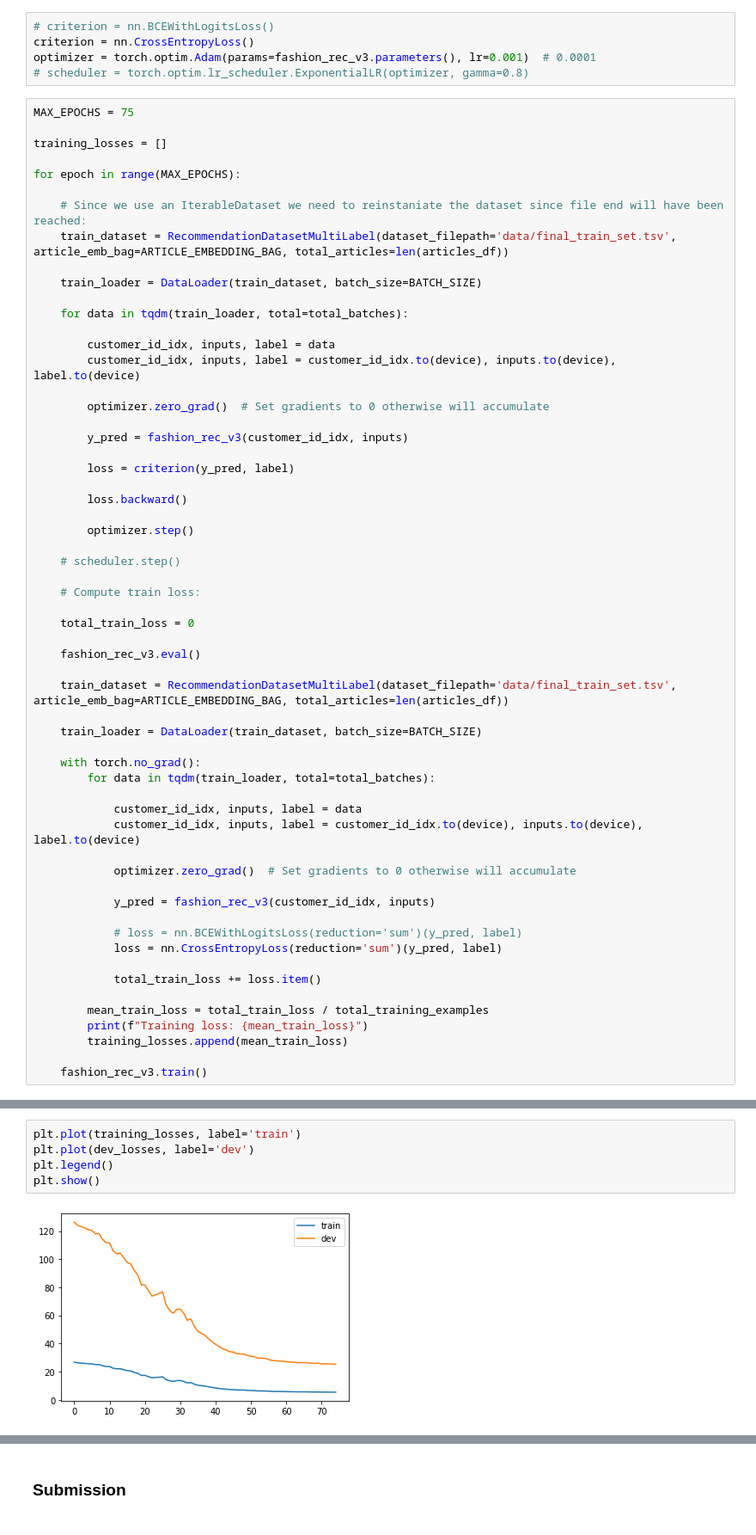
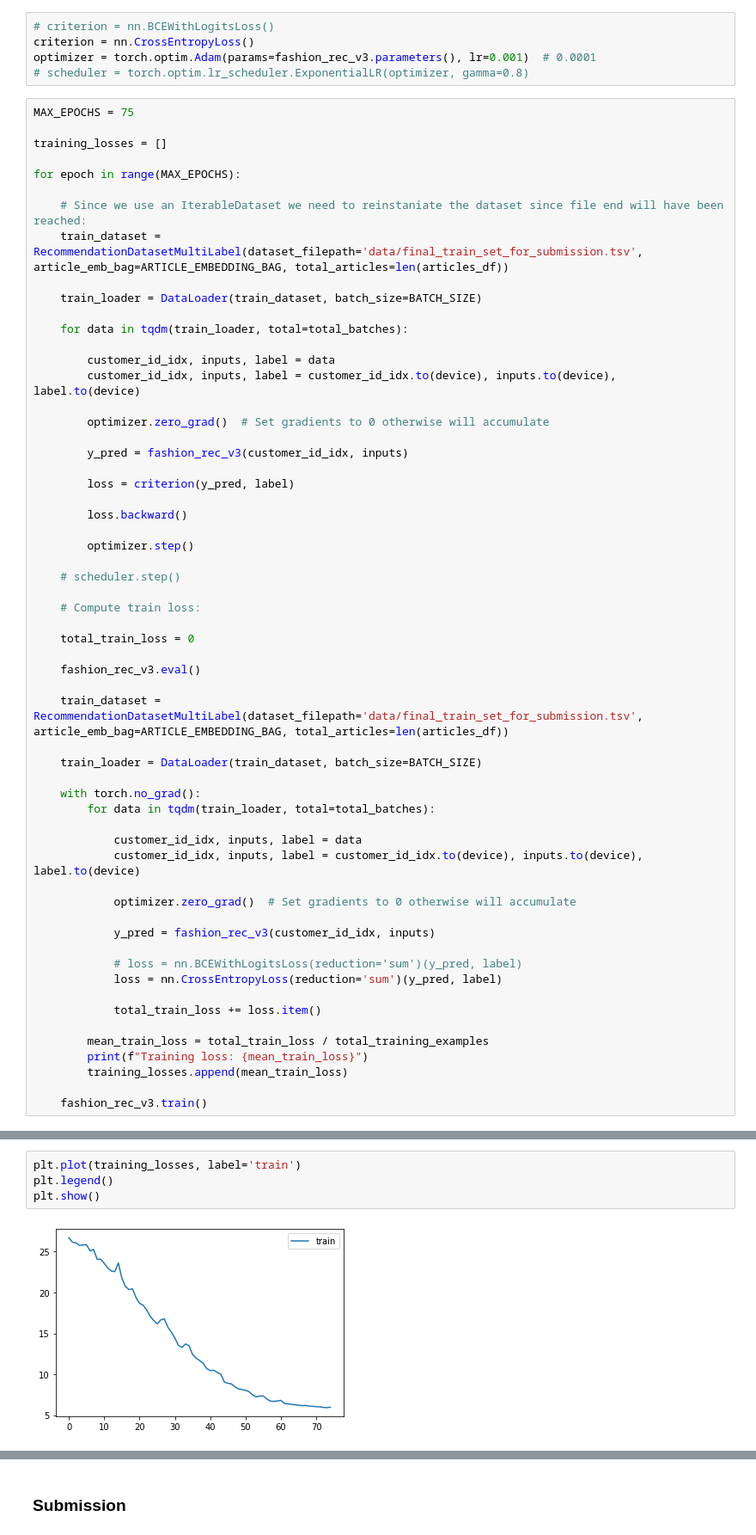
Before and after one commit to stevieg3/fashion-recommendations, a Jupyter notebook: notebooks/21-Multi-label model - train for submission.ipynb, the cells around one changed output, grey strips where cells are left out. Shown at 86% size. Drawn from its saved outputs; the diff is of its cells as text.

```diff
--- a/notebooks/21-Multi-label model - train for submission.ipynb
+++ b/notebooks/21-Multi-label model - train for submission.ipynb
@@ -245,7 +247,7 @@ training_losses = []
 for epoch in range(MAX_EPOCHS):
 
     # Since we use an IterableDataset we need to reinstaniate the dataset since file end will have been reached:
-    train_dataset = RecommendationDatasetMultiLabel(dataset_filepath='data/final_train_set.tsv', article_emb_bag=ARTICLE_EMBEDDING_BAG, total_articles=len(articles_df))
+    train_dataset = RecommendationDatasetMultiLabel(dataset_filepath='data/final_train_set_for_submission.tsv', article_emb_bag=ARTICLE_EMBEDDING_BAG, total_articles=len(articles_df))
 
     train_loader = DataLoader(train_dataset, batch_size=BATCH_SIZE)
 
@@ -272,7 +274,7 @@ for epoch in range(MAX_EPOCHS):
 
     fashion_rec_v3.eval()
 
-    train_dataset = RecommendationDatasetMultiLabel(dataset_filepath='data/final_train_set.tsv', article_emb_bag=ARTICLE_EMBEDDING_BAG, total_articles=len(articles_df))
+    train_dataset = RecommendationDatasetMultiLabel(dataset_filepath='data/final_train_set_for_submission.tsv', article_emb_bag=ARTICLE_EMBEDDING_BAG, total_articles=len(articles_df))
 
     train_loader = DataLoader(train_dataset, batch_size=BATCH_SIZE)
 
@@ -317,7 +319,6 @@ training_losses[-1], dev_losses[-1]
 # %%
 plt.plot(training_losses, label='train')
-plt.plot(dev_losses, label='dev')
 plt.legend()
 plt.show()
 # %% [output]
-[figure, old version]
+[figure, new version]
```
Also changed, not shown: parts of 27 cells of this notebook.
